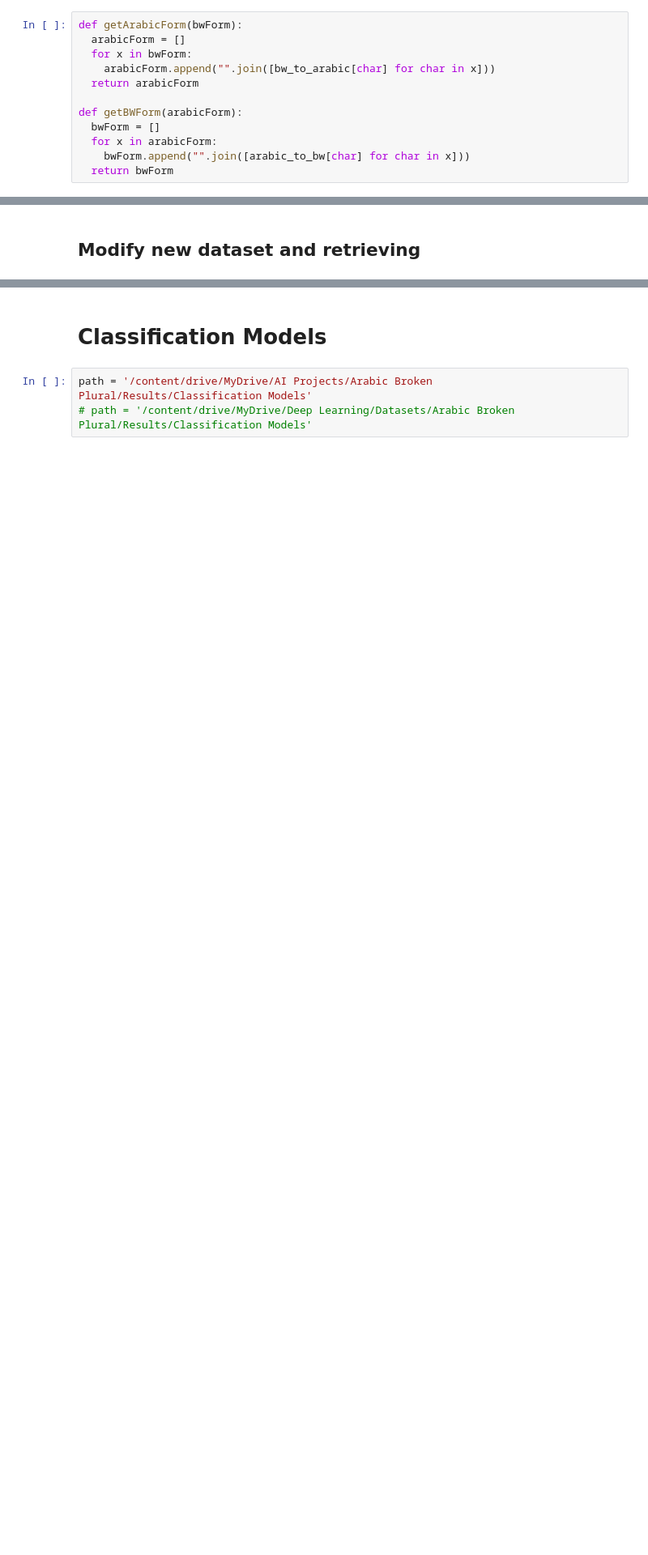
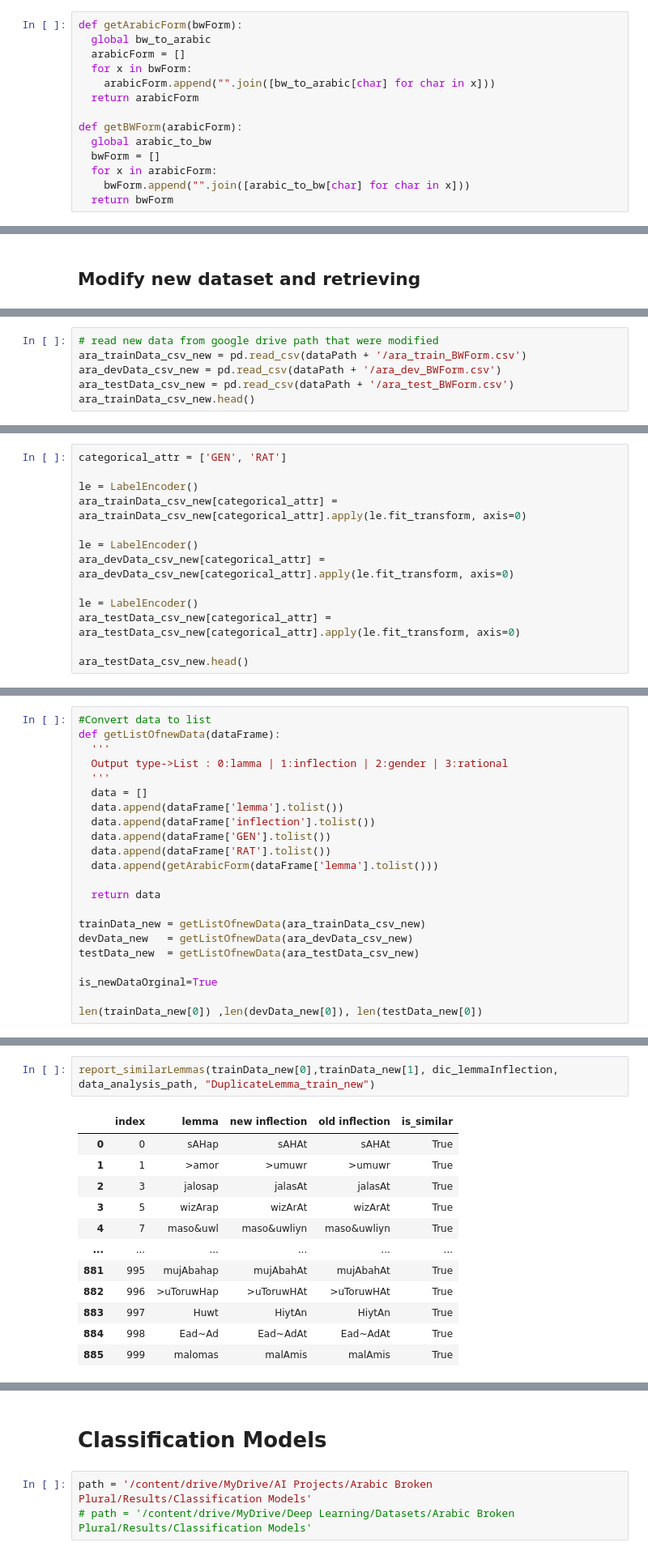
Before and after one commit to amirezzati/broken-plural, a Jupyter notebook: Arabic_broken_plurals.ipynb, the cells around one changed output, grey strips where cells are left out. Shown: that part at 81% size. Cells and saved outputs as stored; diff of their text form; blank space fills up the shorter version.

```diff
--- a/Arabic_broken_plurals.ipynb
+++ b/Arabic_broken_plurals.ipynb
@@ -58,12 +337,14 @@ print(bw_to_arabic)
 {"'": 'ء', '|': 'آ', '>': 'أ', '&': 'ؤ', '<': 'إ', '}': 'ئ', 'A': 'ا', 'b': 'ب', 'p': 'ة', 't': 'ت', 'v': 'ث', 'j': 'ج', 'H': 'ح', 'x': 'خ', 'd': 'د', '*': 'ذ', 'r': 'ر', 'z': 'ز', 's': 'س', '$': 'ش', ...
 # %%
 def getArabicForm(bwForm):
+  global bw_to_arabic
   arabicForm = []
   for x in bwForm:
     arabicForm.append("".join([bw_to_arabic[char] for char in x]))
   return arabicForm
 
 def getBWForm(arabicForm):
+  global arabic_to_bw
   bwForm = []
   for x in arabicForm:
     bwForm.append("".join([arabic_to_bw[char] for char in x]))
@@ -999,0 +985,6 @@ def reportPercentageOfUnseenErrors(errorIndices, unseenIndices):
+# %%
+# read new data from google drive path that were modified
+ara_trainData_csv_new = pd.read_csv(dataPath + '/ara_train_BWForm.csv')
+ara_devData_csv_new = pd.read_csv(dataPath + '/ara_dev_BWForm.csv')
+ara_testData_csv_new = pd.read_csv(dataPath + '/ara_test_BWForm.csv')
+ara_trainData_csv_new.head()
@@ -999,0 +998,13 @@ def reportPercentageOfUnseenErrors(errorIndices, unseenIndices):
+# %%
+categorical_attr = ['GEN', 'RAT']
+
+le = LabelEncoder()
+ara_trainData_csv_new[categorical_attr] = ara_trainData_csv_new[categorical_attr].apply(le.fit_transform, axis=0)
+
+le = LabelEncoder()
+ara_devData_csv_new[categorical_attr] = ara_devData_csv_new[categorical_attr].apply(le.fit_transform, axis=0)
+
+le = LabelEncoder()
+ara_testData_csv_new[categorical_attr] = ara_testData_csv_new[categorical_attr].apply(le.fit_transform, axis=0)
+
+ara_testData_csv_new.head()
@@ -999,0 +1018,22 @@ def reportPercentageOfUnseenErrors(errorIndices, unseenIndices):
+# %%
+#Convert data to list
+def getListOfnewData(dataFrame):
+  '''
+  Output type->List : 0:lamma | 1:inflection | 2:gender | 3:rational
+  '''
+  data = []
+  data.append(dataFrame['lemma'].tolist())
+  data.append(dataFrame['inflection'].tolist())
+  data.append(dataFrame['GEN'].tolist())
+  data.append(dataFrame['RAT'].tolist())
+  data.append(getArabicForm(dataFrame['lemma'].tolist()))
+
+  return data
+
+trainData_new = getListOfnewData(ara_trainData_csv_new)
+devData_new   = getListOfnewData(ara_devData_csv_new)
+testData_new  = getListOfnewData(ara_testData_csv_new)
+
+is_newDataOrginal=True
+
+len(trainData_new[0]) ,len(devData_new[0]), len(testData_new[0])
@@ -999,0 +1155,15 @@ def reportPercentageOfUnseenErrors(errorIndices, unseenIndices):
+# %%
+report_similarLemmas(trainData_new[0],trainData_new[1], dic_lemmaInflection, data_analysis_path, "DuplicateLemma_train_new")
+# %% [output]
+|  | index | lemma | new inflection | old inflection | is_similar |
+| 0 | 0 | sAHap | sAHAt | sAHAt | True |
+| 1 | 1 | >amor | >umuwr | >umuwr | True |
+| 2 | 3 | jalosap | jalasAt | jalasAt | True |
+| 3 | 5 | wizArap | wizArAt | wizArAt | True |
+| 4 | 7 | maso&uwl | maso&uwliyn | maso&uwliyn | True |
+| ... | ... | ... | ... | ... | ... |
+| 881 | 995 | mujAbahap | mujAbahAt | mujAbahAt | True |
+| 882 | 996 | >uToruwHap | >uToruwHAt | >uToruwHAt | True |
+| 883 | 997 | Huwt | HiytAn | HiytAn | True |
+| 884 | 998 | Ead~Ad | Ead~AdAt | Ead~AdAt | True |
+| 885 | 999 | malomas | malAmis | malAmis | True |
```
Also changed, not shown: parts of 163 cells of this notebook.
